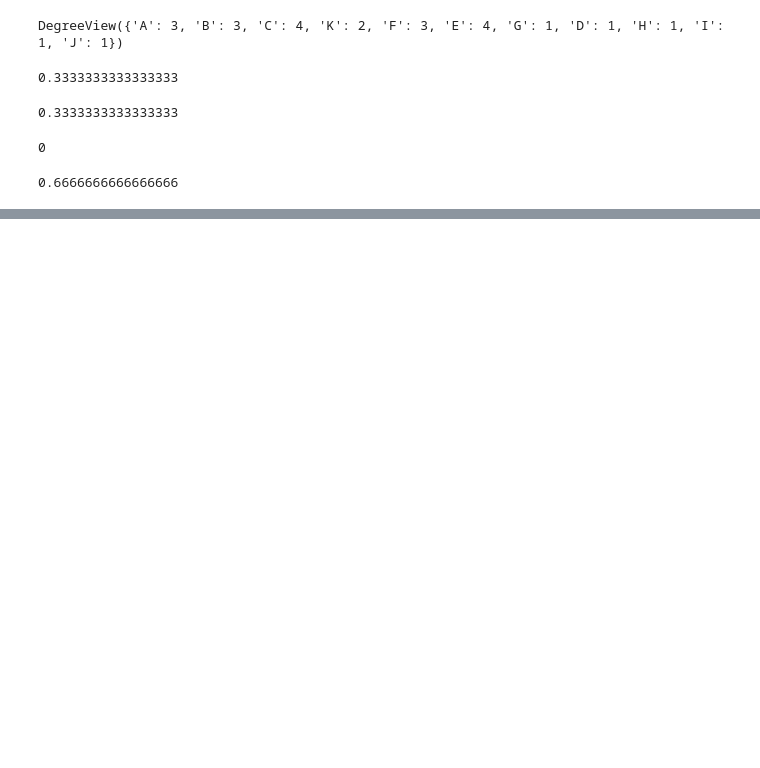
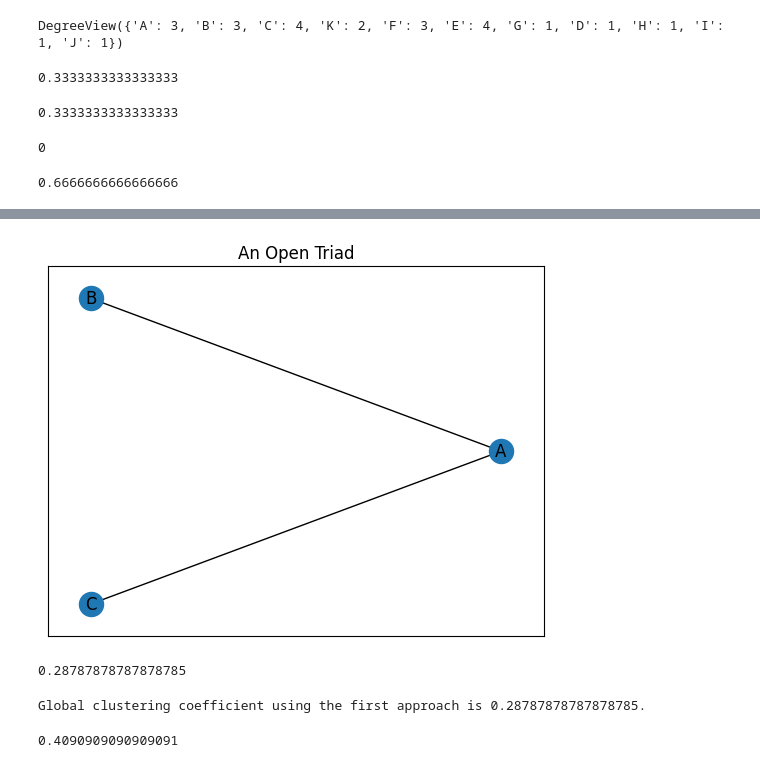
Before and after one commit to anoban/Applied-Social-Network-Analysis-in-Python, a Jupyter notebook: Anoban/Clustering coefficient.ipynb, the cells around one changed output, grey strips where cells are left out. Cells and saved outputs as stored; diff of their text form; code cells hidden in the pictures; blank space fills up the shorter version.

```diff
--- a/Anoban/Clustering coefficient.ipynb
+++ b/Anoban/Clustering coefficient.ipynb
@@ -89,0 +106,27 @@ nx.clustering(graph, "B")
+# %%
+open_triad = nx.Graph()
+open_triad.add_edges_from([("A", "B"), ("A", "C")])
+positions = nx.circular_layout(open_triad)
+nx.draw_networkx(open_triad, pos = positions)
+plt.title("An Open Triad")
+plt.show()
+# %% [output]
+[figure, added]
+# %%
+np.mean([nx.clustering(graph, node) for node in graph.nodes])
+# %% [output]
+0.28787878787878785
+# %%
+print(f"Global clustering coefficient using the first approach is {nx.average_clustering(graph)}.")
+# %% [output]
+Global clustering coefficient using the first approach is 0.28787878787878785.
+# %%
+# in case of open triads, each triangle in a network will encompass three different open triads
+# just pop an edge and you'll get an open triad
+
+# second method -> {Number of closed triads (triangles) * 3} / Number of open triads
+# this is known as the transitivity of the graph
+
+nx.transitivity(graph)
+# %% [output]
+0.4090909090909091
```
Also changed, not shown: parts of 15 cells of this notebook, 3 other files.
